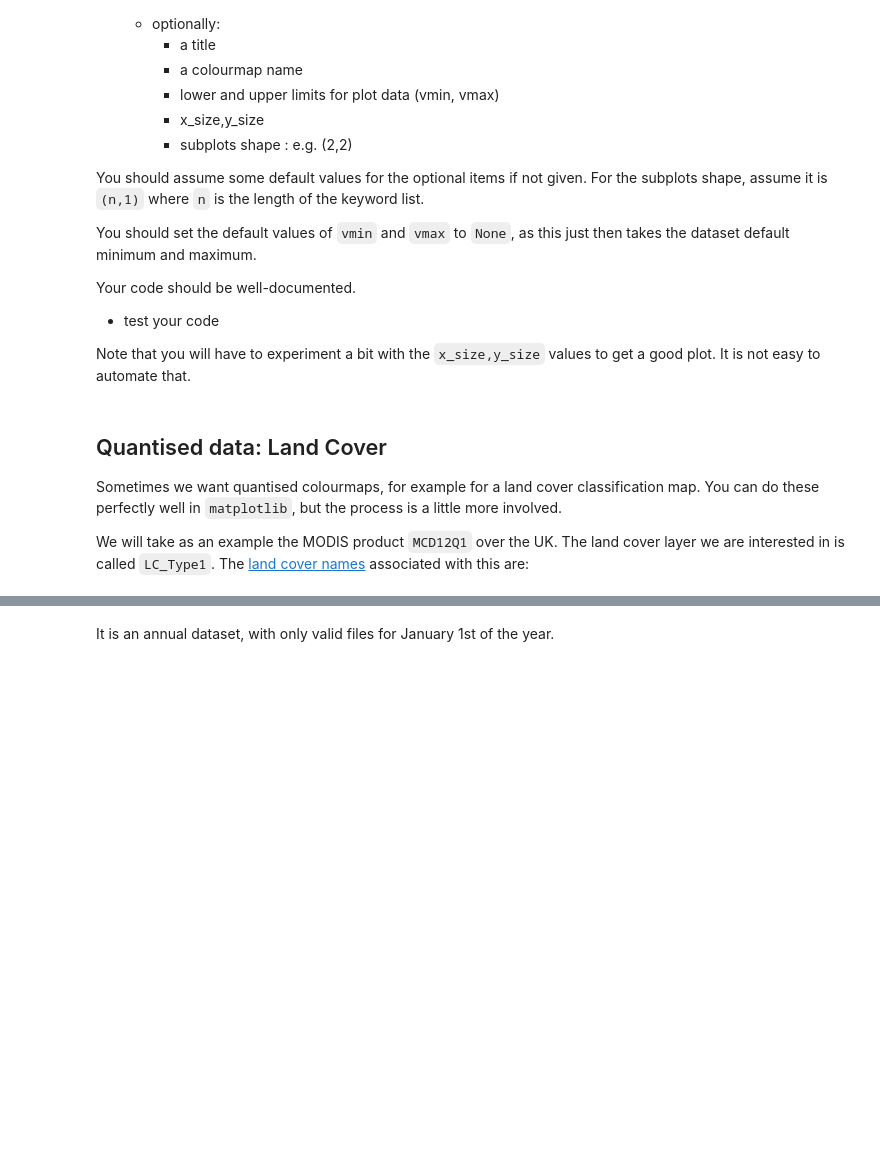
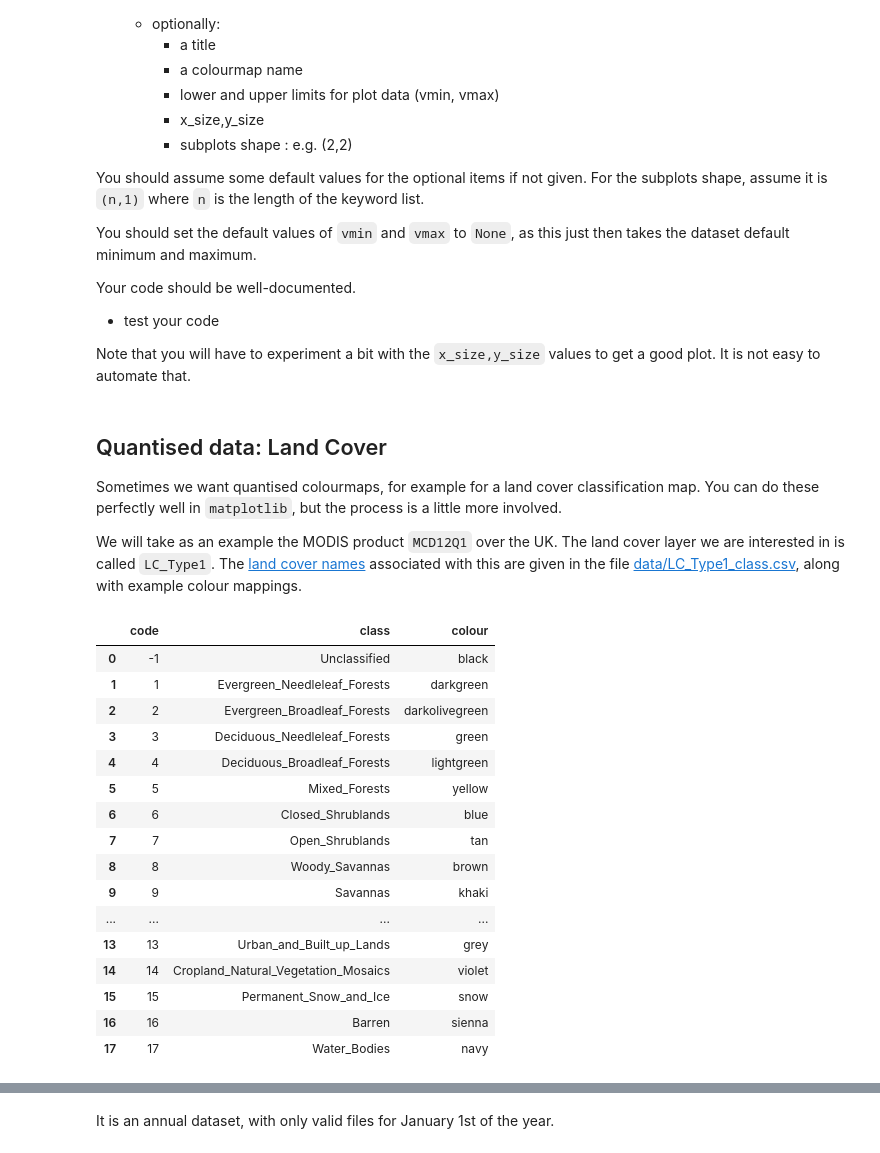
Before and after one commit to UCL-EO/geog0111, a Jupyter notebook: notebooks/024_Image_display.ipynb, the cells around one changed output, grey strips where cells are left out. Cells and saved outputs as stored; diff of their text form; code cells hidden in the pictures; blank space fills up the shorter version.

```diff
--- a/notebooks/024_Image_display.ipynb
+++ b/notebooks/024_Image_display.ipynb
@@ -225,4 +226,4 @@ Note that you will have to experiment a bit with the `x_size,y_size` values to g
 
 Sometimes we want quantised colourmaps, for example for a land cover classification map. You can do these perfectly well in `matplotlib`, but the process is a little more involved.
 
-We will take as an example the MODIS product `MCD12Q1` over the UK. The land cover layer we are interested in is called `LC_Type1`. The [land cover names](https://lpdaac.usgs.gov/documents/101/MCD12_User_Guide_V6.pdf) associated with this are:
+We will take as an example the MODIS product `MCD12Q1` over the UK. The land cover layer we are interested in is called `LC_Type1`. The [land cover names](https://lpdaac.usgs.gov/documents/101/MCD12_User_Guide_V6.pdf) associated with this are given in the file [data/LC_Type1_class.csv](data/LC_Type1_class.csv), along with example colour mappings.
@@ -250,0 +230,23 @@ LC_Type1_class = {
+# %%
+import pandas as pd
+
+lc_Type1 = pd.read_csv('data/LC_Type1_colour.csv')
+lc_Type1
+# %% [output]
+|  | code | class | colour |
+| 0 | -1 | Unclassified | black |
+| 1 | 1 | Evergreen_Needleleaf_Forests | darkgreen |
+| 2 | 2 | Evergreen_Broadleaf_Forests | darkolivegreen |
+| 3 | 3 | Deciduous_Needleleaf_Forests | green |
+| 4 | 4 | Deciduous_Broadleaf_Forests | lightgreen |
+| 5 | 5 | Mixed_Forests | yellow |
+| 6 | 6 | Closed_Shrublands | blue |
+| 7 | 7 | Open_Shrublands | tan |
+| 8 | 8 | Woody_Savannas | brown |
+| 9 | 9 | Savannas | khaki |
+| ... | ... | ... | ... |
+| 13 | 13 | Urban_and_Built_up_Lands | grey |
+| 14 | 14 | Cropland_Natural_Vegetation_Mosaics | violet |
+| 15 | 15 | Permanent_Snow_and_Ice | snow |
+| 16 | 16 | Barren | sienna |
+| 17 | 17 | Water_Bodies | navy |
```
Also changed, not shown: parts of 13 cells of this notebook, 14 other files.
